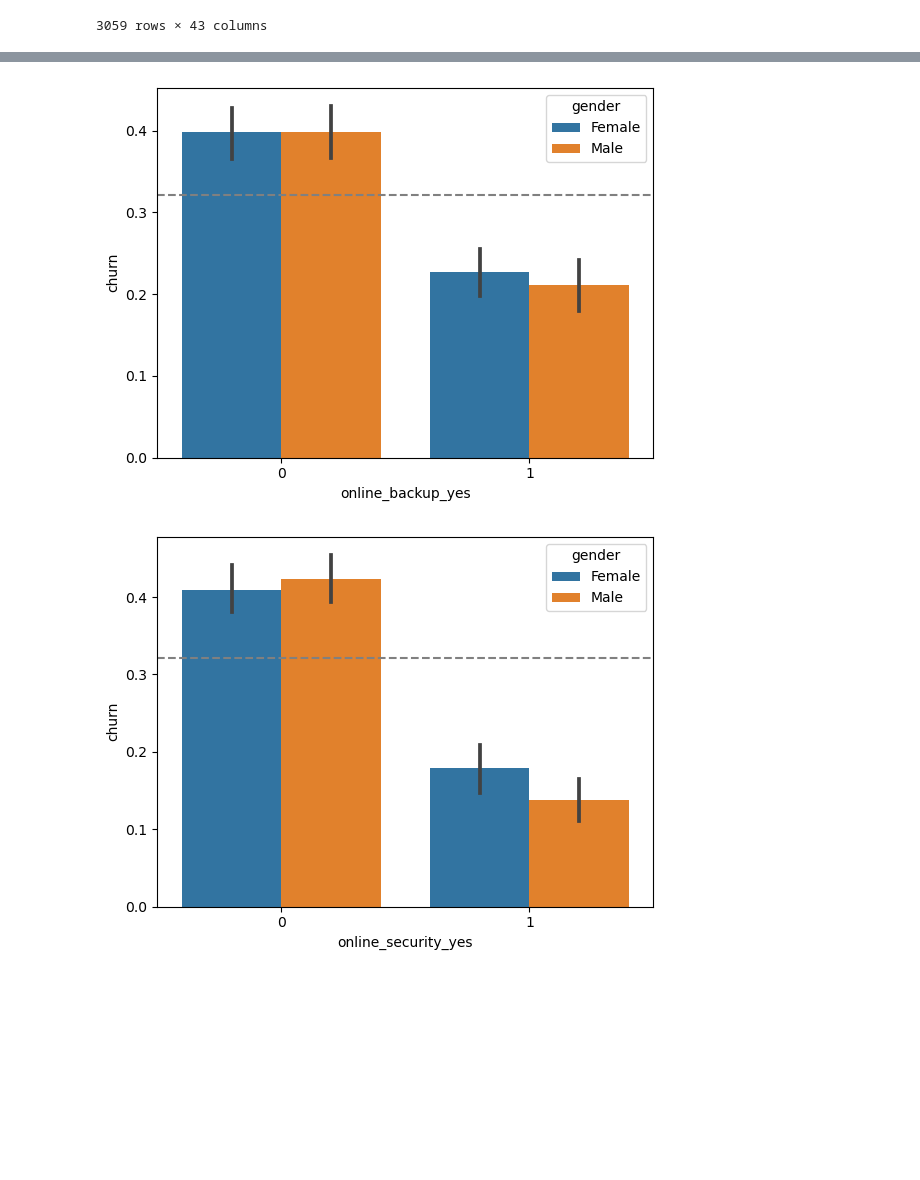
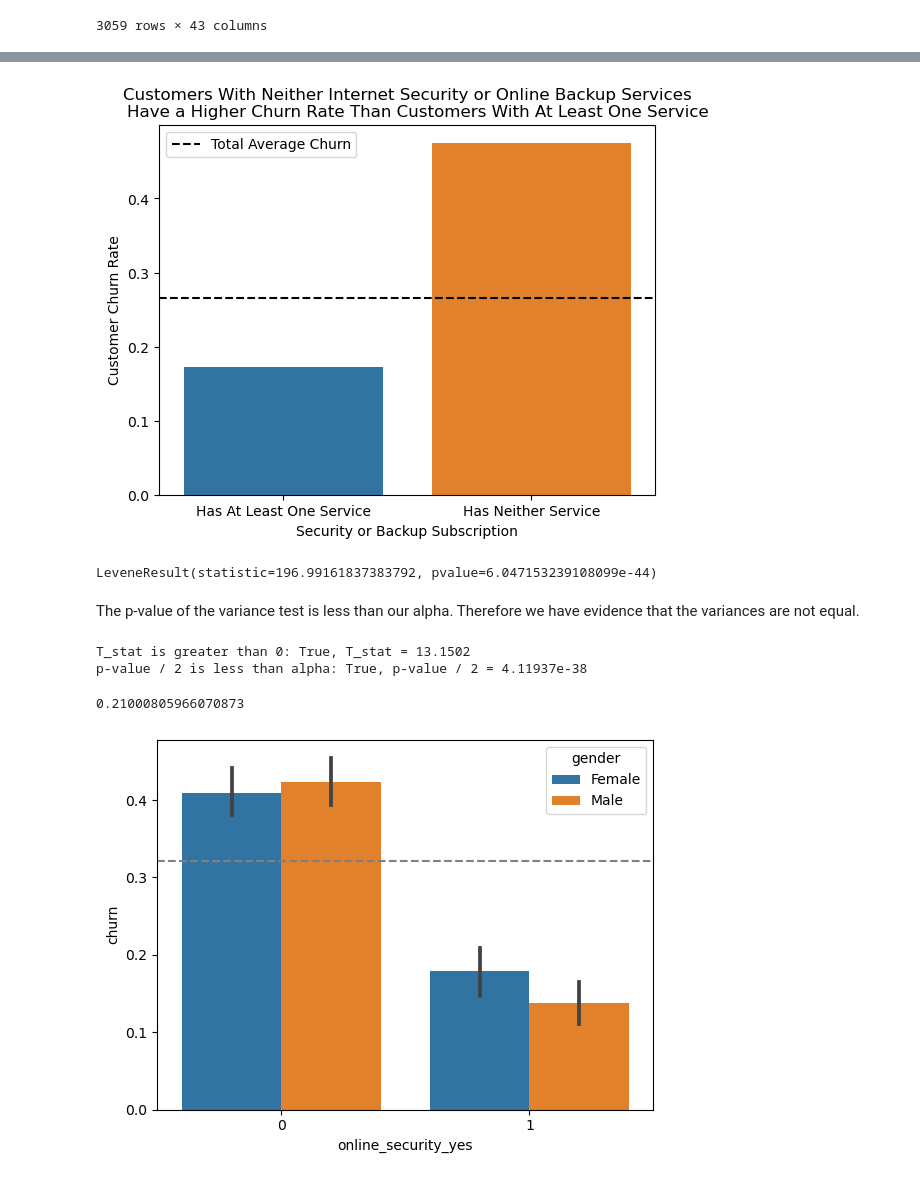
Before and after one commit to Adam-Harris87/classification-project, a Jupyter notebook: explore.ipynb, the cells around one changed output, grey strips where cells are left out. Drawn from its saved outputs; the diff is of its cells as text; code cells hidden in the pictures; blank space fills up the shorter version.

```diff
--- a/explore.ipynb
+++ b/explore.ipynb
@@ -501,6 +487,6 @@ Length: 3059, dtype: bool
 # %%
-internet['security_and_backup'] = ((internet.online_backup == 'Yes')
+train['security_and_backup'] = ((internet.online_backup == 'Yes')
                                    & (internet.online_security == 'Yes'))
 # %%
-internet['neither_security_or_backup'] = ((internet.online_backup == 'No')
-                                   & (internet.online_security == 'No'))
+train['neither_security_or_backup'] = ((train.online_backup == 'No')
+                                   & (train.online_security == 'No'))
@@ -532,9 +492,0 @@ plt.show()
-# %%
-sns.barplot(data=internet,
-            x='online_backup_yes',
-            y='churn',
-           hue='gender')
-plt.axhline(internet.churn.mean(), ls='--', color='gray')
-plt.show()
-# %% [output]
-[figure, removed]
@@ -540,0 +495,40 @@ plt.show()
+# %%
+def get_bar_security_or_backup():
+    '''
+    This function will display a bar plot showing the churn rate of customers
+    who have security or backup services and customers who have neither service
+    '''
+    # create a bar plot
+    sns.barplot(data=train,
+                x='neither_security_or_backup',
+                y='churn',
+                ci=False)
+    # create a line showing the total average churn rate
+    plt.axhline(train.churn.mean(), ls='--', color='black', label='Total Average Churn')
+    # display a legend describing the average churn line
+    plt.legend()
+    # change the axis labels
+    plt.ylabel('Customer Churn Rate')
+    plt.xlabel('Security or Backup Subscription')
+    # change the description for each bar
+    plt.xticks(ticks=(False, True), labels=('Has At Least One Service',
+                                            'Has Neither Service'))
+    # add a title for the chart
+    plt.title('Customers With Neither Internet Security or Online Backup Services\n\
+    Have a Higher Churn Rate Than Customers With At Least One Service')
+    plt.show()
+# %%
+get_bar_security_or_backup()
+# %% [output]
+[figure, added]
+# %%
+# check if variances are equal
+# h_0: variances are equal
+# h_a: variances are not equal
+# alpha: 0.05
+nsob_churn = train[train['neither_security_or_backup']].churn
+stats.levene(nsob_churn, train.churn)
+# %% [output]
+LeveneResult(statistic=196.99161837383792, pvalue=6.047153239108099e-44)
+# %% [markdown]
+The p-value of the variance test is less than our alpha. Therefore we have evidence that the variances are not equal.
@@ -540,0 +552,9 @@ plt.show()
+# %%
+get_ttest_neither_security_or_backup()
+# %% [output]
+T_stat is greater than 0: True, T_stat = 13.1502
+p-value / 2 is less than alpha: True, p-value / 2 = 4.11937e-38
+# %%
+train[train['neither_security_or_backup']].churn.mean() - train.churn.mean()
+# %% [output]
+0.21000805966070873
```
Also changed, not shown: parts of 21 cells of this notebook, 4 other files.
